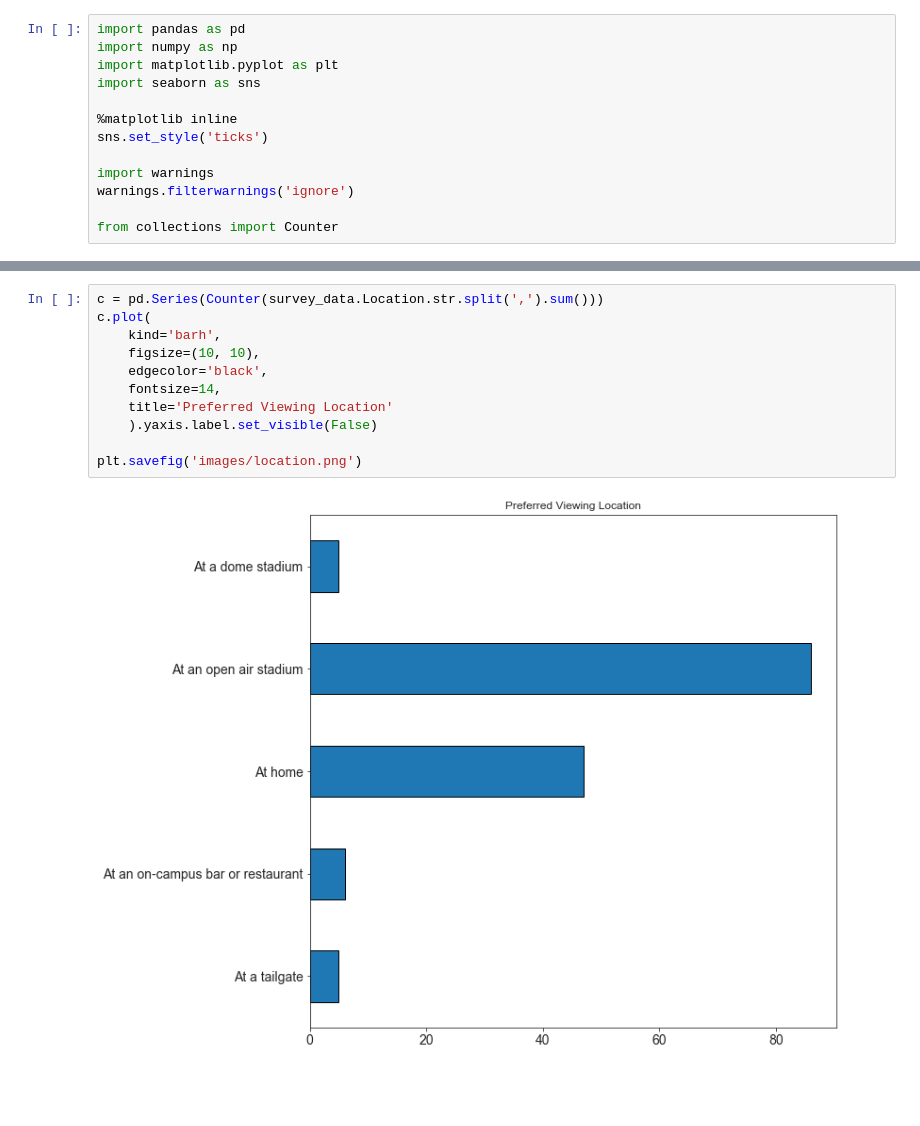
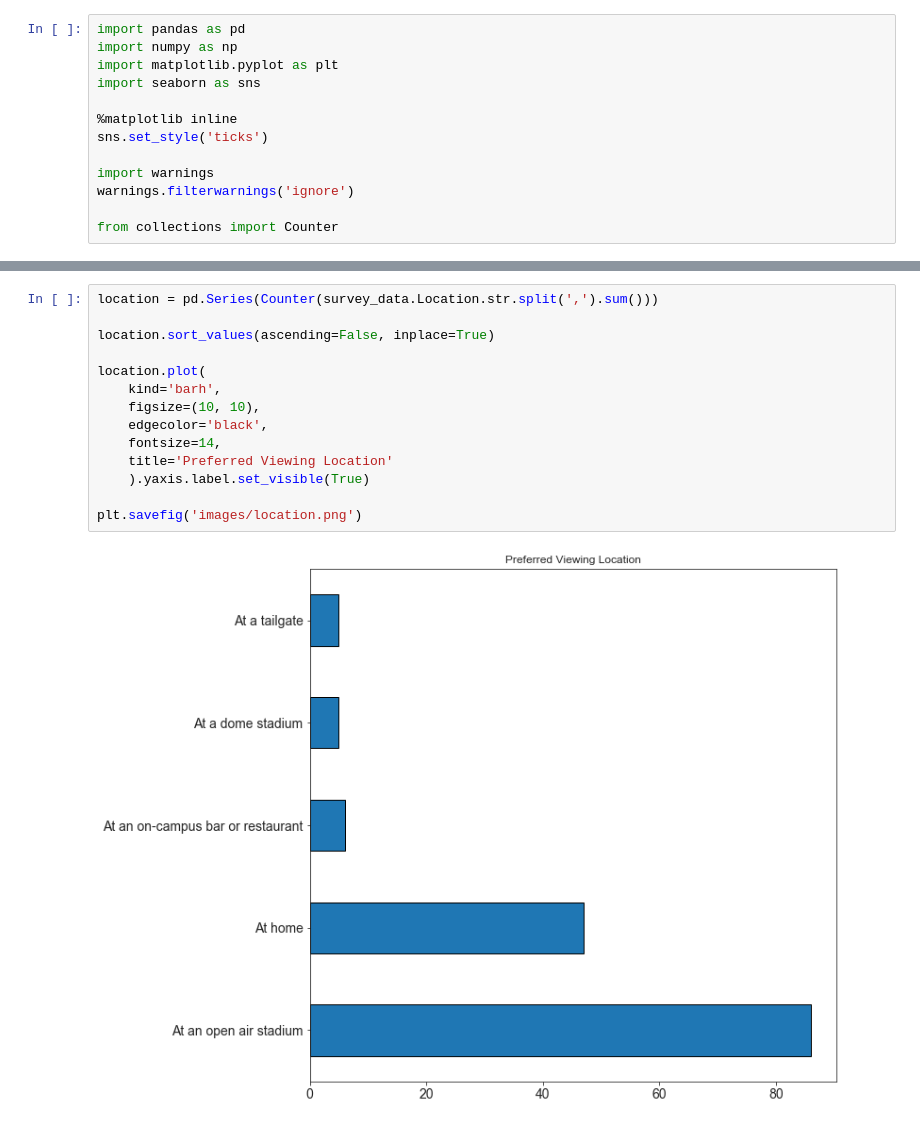
Before and after one commit to willcpope/cfb_attendance, a Jupyter notebook: cfb_attendance.ipynb, the cells around one changed output, grey strips where cells are left out. Cells and saved outputs as stored; diff of their text form; blank space fills up the shorter version.

```diff
--- a/cfb_attendance.ipynb
+++ b/cfb_attendance.ipynb
@@ -71,16 +137,19 @@ plt.savefig('images/stadium.png')
 # %% [output]
 [figure]
 # %%
-c = pd.Series(Counter(survey_data.Location.str.split(',').sum()))
-c.plot(
+location = pd.Series(Counter(survey_data.Location.str.split(',').sum()))
+
+location.sort_values(ascending=False, inplace=True)
+
+location.plot(
     kind='barh',
     figsize=(10, 10),
     edgecolor='black',
     fontsize=14,
     title='Preferred Viewing Location'
-    ).yaxis.label.set_visible(False)
+    ).yaxis.label.set_visible(True)
 
 plt.savefig('images/location.png')
 # %% [output]
-[figure, old version]
+[figure, new version]
 # %%
```
Also changed, not shown: parts of 7 cells of this notebook, 6 other files.
